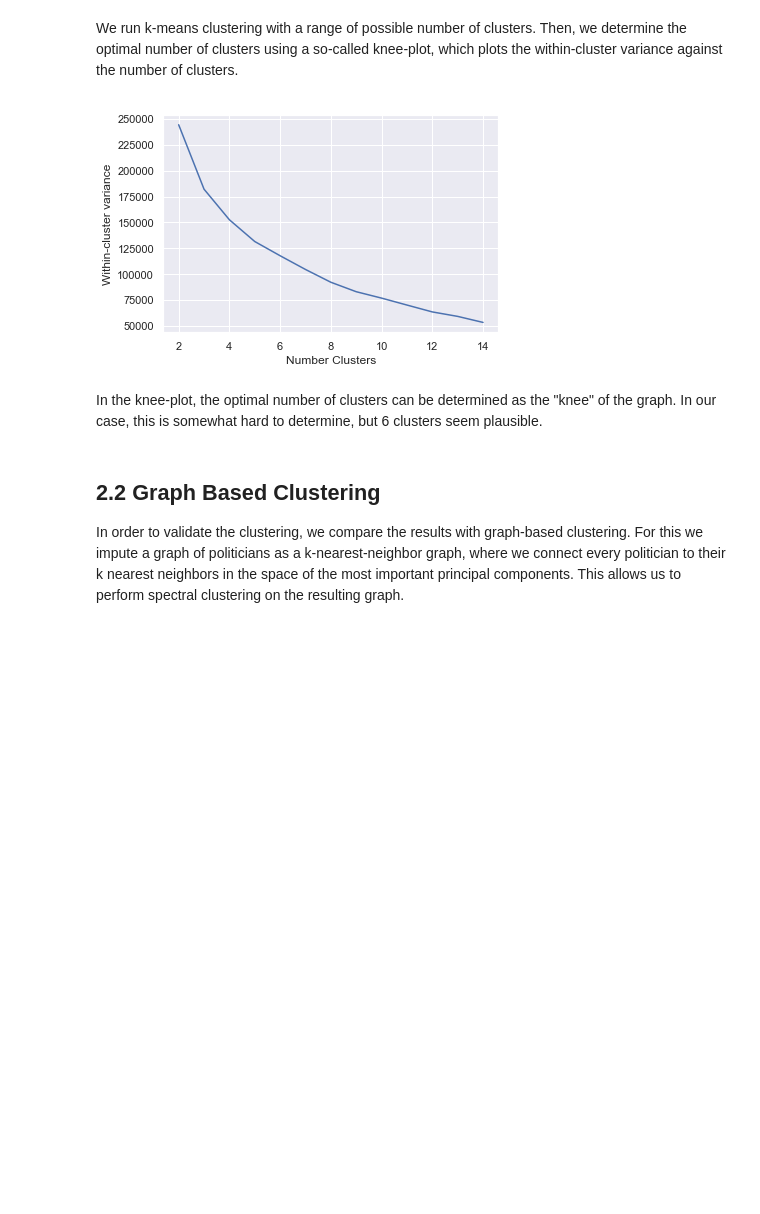
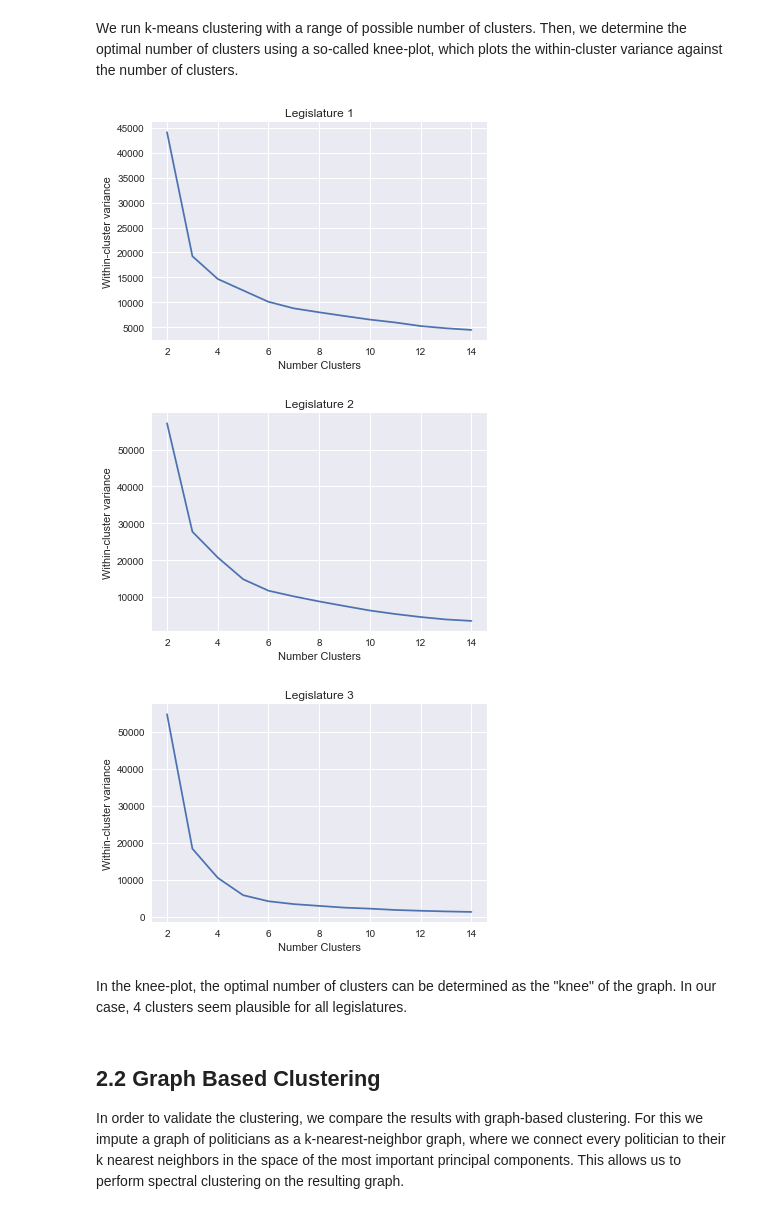
Before and after one commit to guarin/voting_behavior_analysis, a Jupyter notebook: src/m3_oriane.ipynb, the cells around one changed output. Cells and saved outputs as stored; diff of their text form; code cells hidden in the pictures; blank space fills up the shorter version.

```diff
--- a/src/m3_oriane.ipynb
+++ b/src/m3_oriane.ipynb
@@ -70,6 +75,16 @@ yesno[yesno<0] = np.NaN
-# %%
-imp = SimpleImputer(missing_values=np.nan, strategy='mean')
-yesno_imp = imp.fit_transform(yesno.T).T
+# %%
+def yesno_imputed(leg):
+    """
+    Outputs df with 0 for votes 'no', 1 for votes 'yes' and
+    mean imputation for all other votes.
+    """
+    yesno = leg.copy()
+    yesno[yesno>1] = np.NaN
+    yesno[yesno<0] = np.NaN
+    imp = SimpleImputer(missing_values=np.nan, strategy='mean')
+    return imp.fit_transform(yesno.T).T
+# %%
+yesno_imp = [yesno_imputed(leg) for leg in legislature]
 # %% [markdown]
 ## 1.1 Global PCA
 We start off by reducing the politician votes to its principal components using principal component analysis (PCA) of the entire dataset.
@@ -107,7 +122,7 @@ def do_pca(data, explained_var=.75, return_fits=True):
     else:
         return pc
 
-pc, scalefit, pcafit = do_pca(yesno_imp.T)
+pc, scalefit, pcafit = zip(*[do_pca(yn.T) for yn in yesno_imp])
 # %%
 def explained_variance_plot(pcafit):
     expl_var = np.cumsum(pcafit.explained_variance_ratio_)
@@ -274,19 +305,22 @@ We perform k-means clustering in order to cluster our politicians based on their
 # %% [markdown]
 We run k-means clustering with a range of possible number of clusters. Then, we determine the optimal number of clusters using a so-called knee-plot, which plots the within-cluster variance against the number of clusters.
 # %%
-cluster_range = np.arange(2, 15)
-kmeans_fit = []
-inertia = []
-for nc in cluster_range:
-    cl = KMeans(n_clusters=nc).fit(pc)
-    kmeans_fit.append(cl)
-    inertia.append(cl.inertia_)
+def inertia_plot(pc, cluster_range=np.arange(2,15)):
+    kmeans_fit = []
+    inertia = []
+    for nc in cluster_range:
+        cl = KMeans(n_clusters=nc).fit(pc)
+        kmeans_fit.append(cl)
+        inertia.append(cl.inertia_)
 
-plt.plot(cluster_range, inertia)
-plt.ylabel("Within-cluster variance")
-plt.xlabel("Number Clusters")
-plt.show()
+    plt.plot(cluster_range, inertia)
+    plt.ylabel("Within-cluster variance")
+    plt.xlabel("Number Clusters")
+
+plot_by_legislature(inertia_plot, pc)
 # %% [output]
-[figure, old version]
+[figure, new version]
+[figure, added]
+[figure, added]
 # %% [markdown]
-In the knee-plot, the optimal number of clusters can be determined as the "knee" of the graph. In our case, this is somewhat hard to determine, but 6 clusters seem plausible.
+In the knee-plot, the optimal number of clusters can be determined as the "knee" of the graph. In our case, 4 clusters seem plausible for all legislatures.
```
Also changed, not shown: parts of 27 cells of this notebook.
